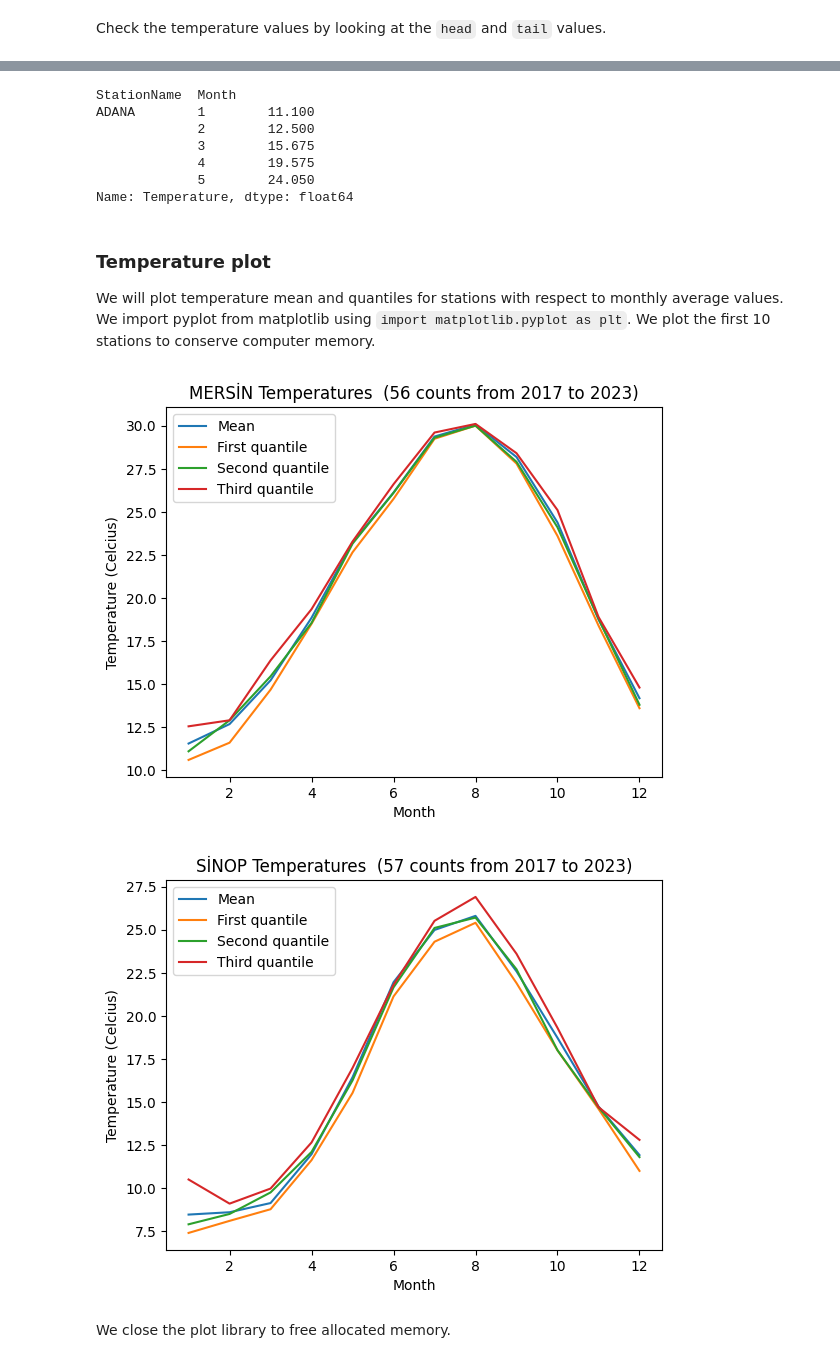
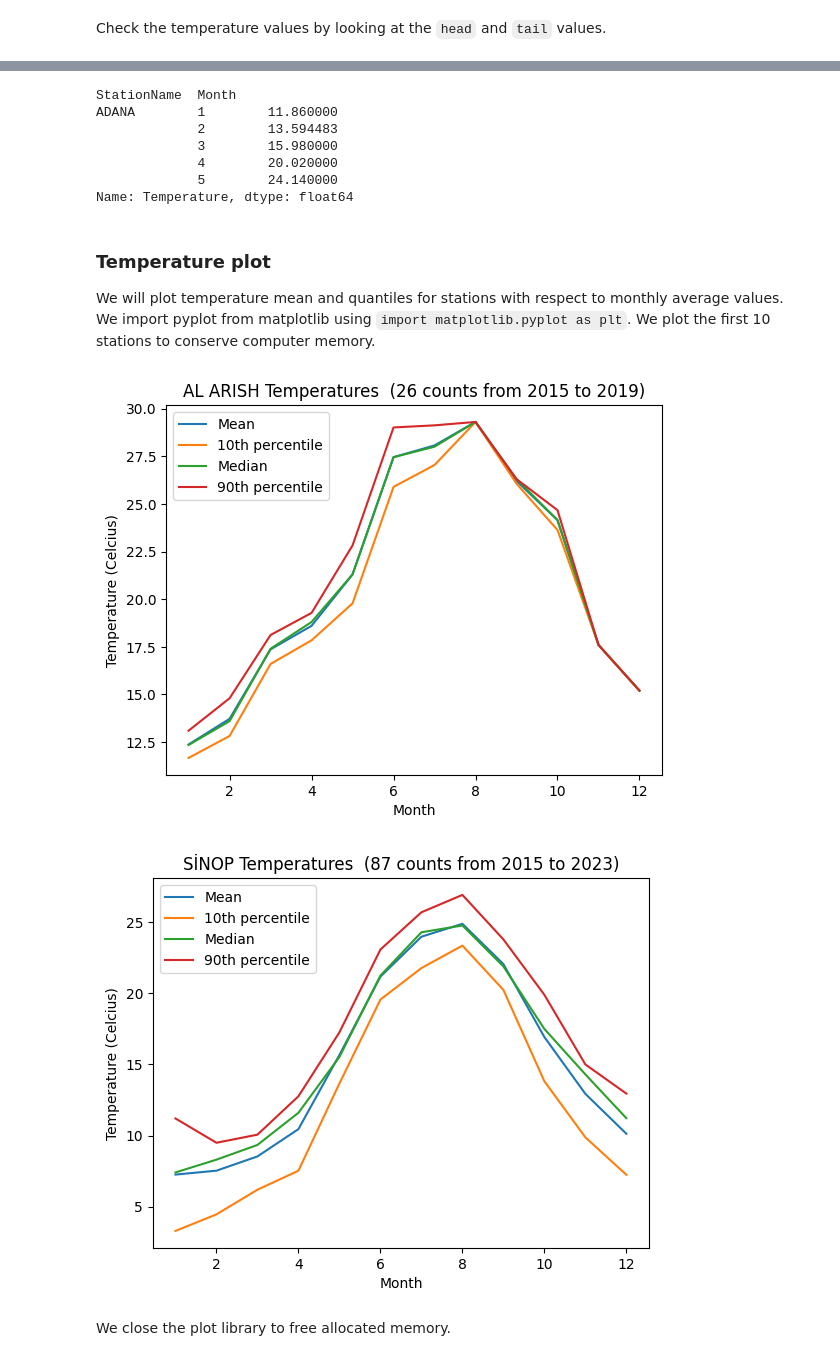
Before and after one commit to gungorgorkemmetu/eastern_mediterranean_climate_data, a Jupyter notebook: MGM_climate_center.ipynb, the cells around one changed output, grey strips where cells are left out. Cells and saved outputs as stored; diff of their text form; code cells hidden in the pictures.

```diff
--- a/MGM_climate_center.ipynb
+++ b/MGM_climate_center.ipynb
@@ -168,6 +167,25 @@ data.loc[(data.StationName == 'MİNYA'),"StationName"] = 'MINYE'
 data.loc[(data.StationName == 'SHALATİN'),"StationName"] = 'SHALATIN'
 data.loc[(data.StationName == 'ZAKHINTOS'),"StationName"] = 'ZAKINTHOS'
 data.loc[(data.StationName == 'BEN-GURION INT. AIRPORT'),"StationName"] = 'BEN GURION INT. AIRPORT'
+data.loc[(data.StationName == 'THESSALONIKI INTERNATIONAL AIRPORT'),"StationName"] = 'THESSALONIKI (AIRPORT)'
+data.loc[(data.StationName == 'AL-ARISH'),"StationName"] = 'AL ARISH'
+data.loc[(data.StationName == 'AL-JAWF DOMESTIC AIRPORT'),"StationName"] = 'AL JAWF (AIRPORT)'
+data.loc[(data.StationName == 'KHARGA AGRIMET'),"StationName"] = 'KHARGA'
+data.loc[(data.StationName == 'ASH SHALATIN'),"StationName"] = 'SHALATIN'
+data.loc[(data.StationName == 'ARAPKIR'),"StationName"] = 'MALATYA-ARAPGİR'
+data.loc[(data.StationName == 'ASSWAN'),"StationName"] = 'ASWAN'
+data.loc[(data.StationName == 'EL FARAFRA'),"StationName"] = 'FARAFRA'
+data.loc[(data.StationName == 'K.MARAŞ'),"StationName"] = 'KAHRAMANMARAŞ'
+data.loc[(data.StationName == 'KIRKLARELI'),"StationName"] = 'KIRKLARELİ'
+data.loc[(data.StationName == 'LULEBURGAZ'),"StationName"] = 'LÜLEBURGAZ'
+data.loc[(data.StationName == 'MARSA MATRUH'),"StationName"] = 'MERSA MATRUH'
+data.loc[(data.StationName == 'MILAS'),"StationName"] = 'MUĞLA-MİLAS'
+data.loc[(data.StationName == 'SALIHLI'),"StationName"] = 'MANİSA-SALİHLİ'
+data.loc[(data.StationName == 'SİVEREK'),"StationName"] = 'ŞANLIURFA-SİVEREK'
+data.loc[(data.StationName == 'ZAKYNTHOS'),"StationName"] = 'ZAKINTHOS'
+data.loc[(data.StationName == 'İZMIR'),"StationName"] = 'İZMİR'
+data.loc[(data.StationName == 'EL ARISH'),"StationName"] = 'AL ARISH'
+data.loc[(data.StationName == 'KHARGA'),"StationName"] = 'AL KHARGAH'
 
 # Remove the non-escape blank character from 'HELWAN' station
 data['StationName'] = data['StationName'].apply(lambda x: str(x).replace(u'\xa0', u''))
@@ -205,9 +223,9 @@ We first group the temperature values for station names and months in the series
 temp_mean = data.groupby(["StationName","Month"])["Temperature"].mean()
 
 # Store the temperature quantile values
-temp_quantile_first = data.groupby(["StationName","Month"])["Temperature"].quantile(0.25)
-temp_quantile_second = data.groupby(["StationName","Month"])["Temperature"].quantile(0.50)
-temp_quantile_third = data.groupby(["StationName","Month"])["Temperature"].quantile(0.75)
+temp_percentile_tenth = data.groupby(["StationName","Month"])["Temperature"].quantile(0.10)
+temp_median = data.groupby(["StationName","Month"])["Temperature"].quantile(0.50)
+temp_percentile_ninetieth = data.groupby(["StationName","Month"])["Temperature"].quantile(0.90)
 # %% [markdown]
 Check the temperature values by looking at the `head` and `tail` values.
 # %%
@@ -252,13 +270,13 @@ ADANA        1         9.9
 Name: Temperature, dtype: float64
 # %%
-temp_quantile_third.head()
+temp_percentile_ninetieth.head()
 # %% [output]
 StationName  Month
-ADANA        1        11.100
-             2        12.500
-             3        15.675
-             4        19.575
-             5        24.050
+ADANA        1        11.860000
+             2        13.594483
+             3        15.980000
+             4        20.020000
+             5        24.140000
 Name: Temperature, dtype: float64
 # %% [markdown]
 ### Temperature plot
@@ -266,31 +284,31 @@ We will plot temperature mean and quantiles for stations with respect to monthly
 # %%
 # Import pyplot from matplot library
 import matplotlib.pyplot as plt
 
 data_counts = data.groupby(["StationName","Temperature"])["Year"].count()
 data_from = data.groupby(["StationName"])["Year"].min()
 data_to = data.groupby(["StationName"])["Year"].max()
 
 # Generate temperature plot charts for stations
-for st in ("MERSİN","SİNOP"):
+for st in ("AL ARISH","SİNOP"):
     plt.figure()
     plt.xlabel('Month')
     # naming the y axis
     plt.ylabel('Temperature (Celcius)')
     title = st + " " + "Temperatures" + " " + " (" + str(data_counts[st].shape[0]) + " " + "counts from " \
     + str(data_from[st]) + " to " + str(data_to[st]) + ")"
     plt.title(title)
     plt.plot(temp_mean[st], label="Mean")
-    plt.plot(temp_quantile_first[st], label="First quantile")
-    plt.plot(temp_quantile_second[st], label="Second quantile")
-    plt.plot(temp_quantile_third[st], label="Third quantile")
+    plt.plot(temp_percentile_tenth[st], label="10th percentile")
+    plt.plot(temp_median[st], label="Median")
+    plt.plot(temp_percentile_ninetieth[st], label="90th percentile")
     plt.legend(loc="upper left")
 
 # Print flow charts for each station
 plt.show()
 # %% [output]
-[figure, old version]
+[figure, new version]
-[figure, old version]
+[figure, new version]
 # %% [markdown]
 We close the plot library to free allocated memory.
 # %%
```
Also changed, not shown: parts of 20 cells of this notebook, 35 other files.
